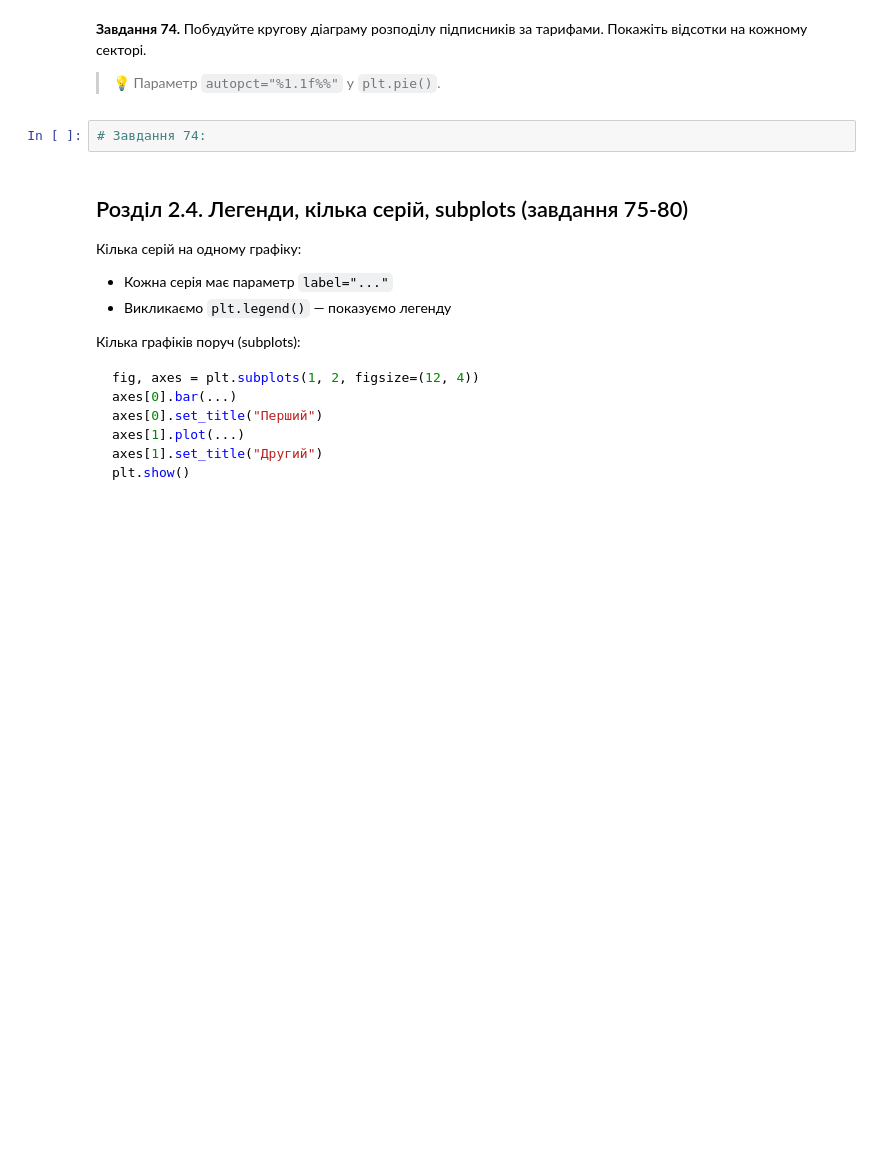
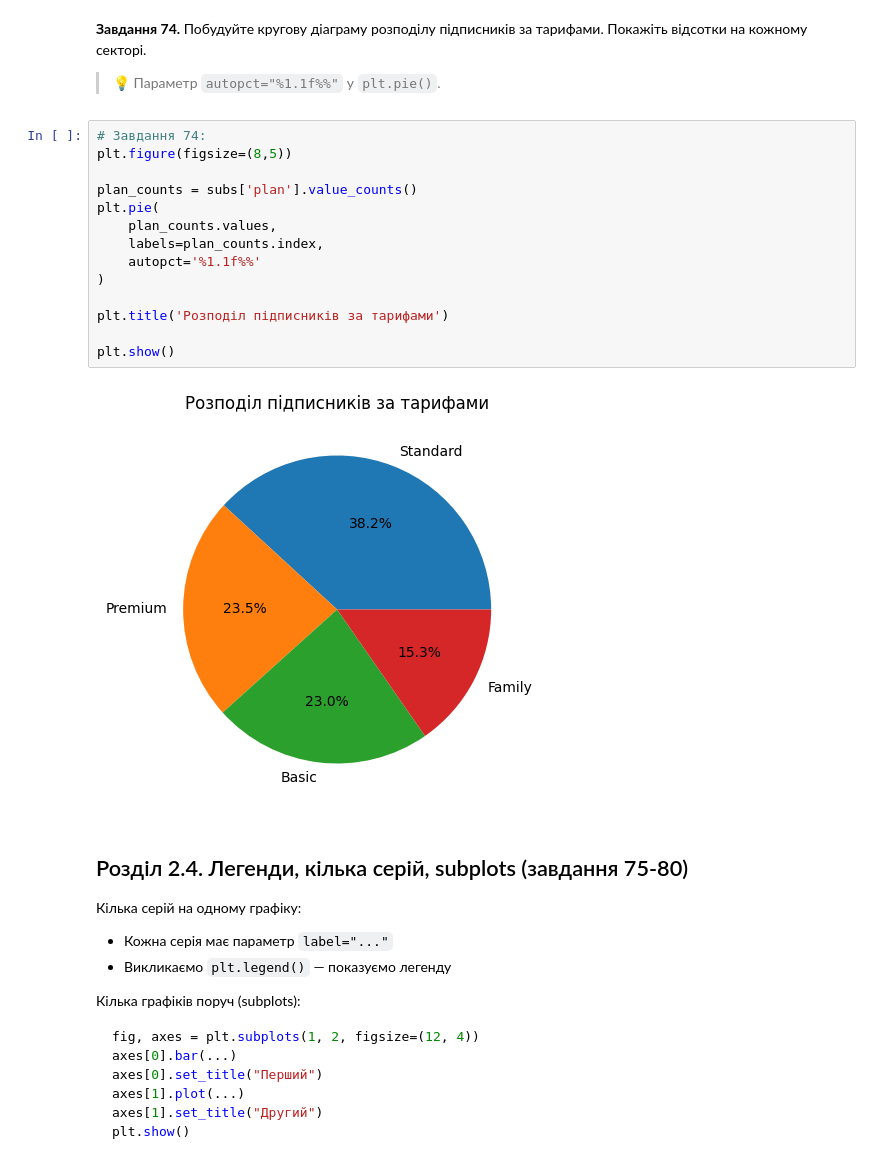
Before and after one commit to NadiiaIvashchuk/DTA_2026, a Jupyter notebook: classmade/pandas_viz_practice.ipynb, the cells around one changed output. Cells and saved outputs as stored; diff of their text form; blank space fills up the shorter version.

```diff
--- a/classmade/pandas_viz_practice.ipynb
+++ b/classmade/pandas_viz_practice.ipynb
@@ -1315,8 +1349,22 @@ plt.show()
 **Завдання 74.** Побудуйте кругову діаграму розподілу підписників за тарифами. Покажіть відсотки на кожному секторі.
 
 > 💡 Параметр `autopct="%1.1f%%"` у `plt.pie()`.
-# %%
-# Завдання 74:
+# %%
+# Завдання 74:
+plt.figure(figsize=(8,5))
+
+plan_counts = subs['plan'].value_counts()
+plt.pie(
+    plan_counts.values,
+    labels=plan_counts.index,
+    autopct='%1.1f%%'
+)
+
+plt.title('Pозподіл підписників за тарифами')
+
+plt.show()
+# %% [output]
+[figure, added]
 # %% [markdown]
 ## Розділ 2.4. Легенди, кілька серій, subplots (завдання 75-80)
 
```
Also changed, not shown: parts of 15 cells of this notebook.
